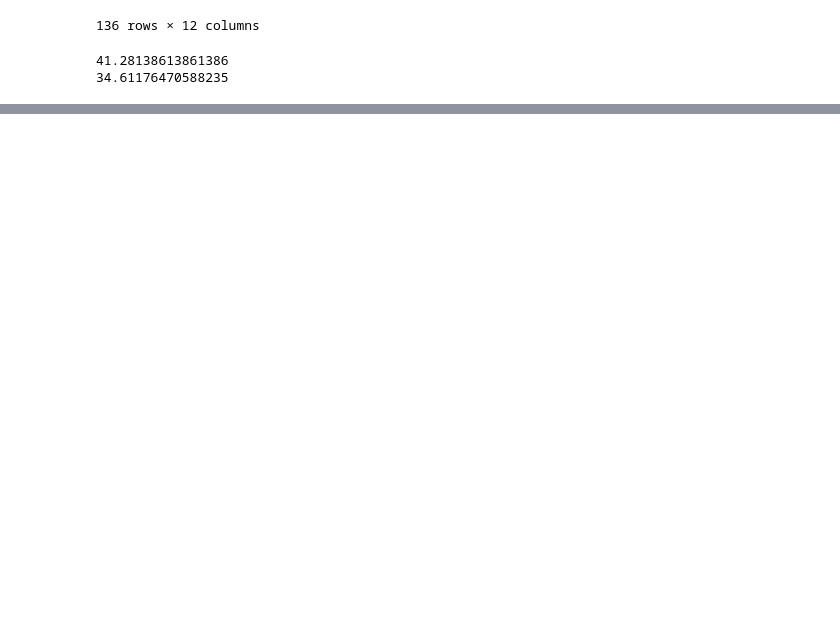
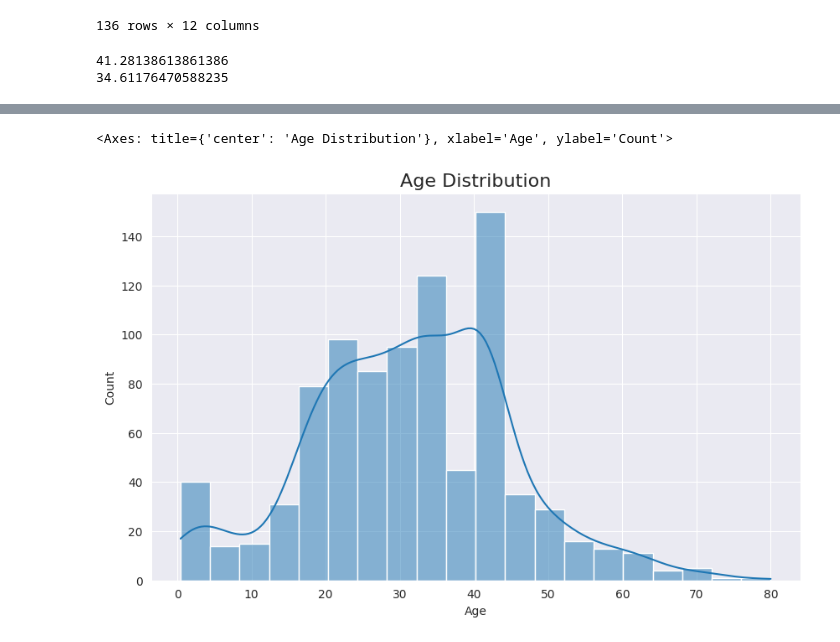
Before and after one commit to UUCompSci/TS-DataAnalytics-SP26, a Jupyter notebook: titanic.ipynb, the cells around one changed output, grey strips where cells are left out. Cells and saved outputs as stored; diff of their text form; code cells hidden in the pictures; blank space fills up the shorter version.

```diff
--- a/titanic.ipynb
+++ b/titanic.ipynb
@@ -147,0 +179,6 @@ print(y)
+# %%
+df.loc[(df["Age"].isna()) & (df["Pclass"] == 1) & (df["Sex"] == "male"), "Age"] = a # Fill missing Age values for males in 1st class with a
+df.loc[(df["Age"].isna()) & (df["Pclass"] == 1) & (df["Sex"] == "female"), "Age"] = b # Fill missing Age values for females in 1st class with b
+df.loc[(df["Age"].isna()) & (df["Pclass"] == 2) & (df["Sex"] == "male"), "Age"] = c # Fill missing Age values for males in 2nd class with c
+df.loc[(df["Age"].isna()) & (df["Pclass"] == 2) & (df["Sex"] == "female"), "Age"] = d # Fill missing Age values for females in 2nd class with d
+df.isna().sum()
@@ -147,0 +215,3 @@ print(y)
+# %%
+df["Cabin"] = df["Cabin"].fillna("HasNoCabin")
+df.isna().sum()
@@ -147,0 +232,9 @@ print(y)
+# %%
+# Create a new column 'HasCabin': 1 if the passenger has a cabin, 0 if not
+def HasCabin(cell):
+    if cell == "HasNoCabin":
+        return 0  # No cabin
+    return 1      # Has a cabin
+
+df["HasCabin"] = df["Cabin"].apply(HasCabin)
+df
@@ -147,0 +261,4 @@ print(y)
+# %%
+# Fill missing values in the 'Embarked' column with 'C' (Cherbourg)
+df["Embarked"].fillna("C" , inplace= True)
+df.isna().sum()
@@ -147,0 +302,8 @@ print(y)
+# %%
+sns.set_style("darkgrid")
+plt.figure(figsize=(10,6))
+plt.title("Age Distribution" , fontsize = 16)
+sns.histplot(df , x="Age" , kde=True)
+# %% [output]
+<Axes: title={'center': 'Age Distribution'}, xlabel='Age', ylabel='Count'>
+[figure, added]
```
Also changed, not shown: parts of 33 cells of this notebook.
